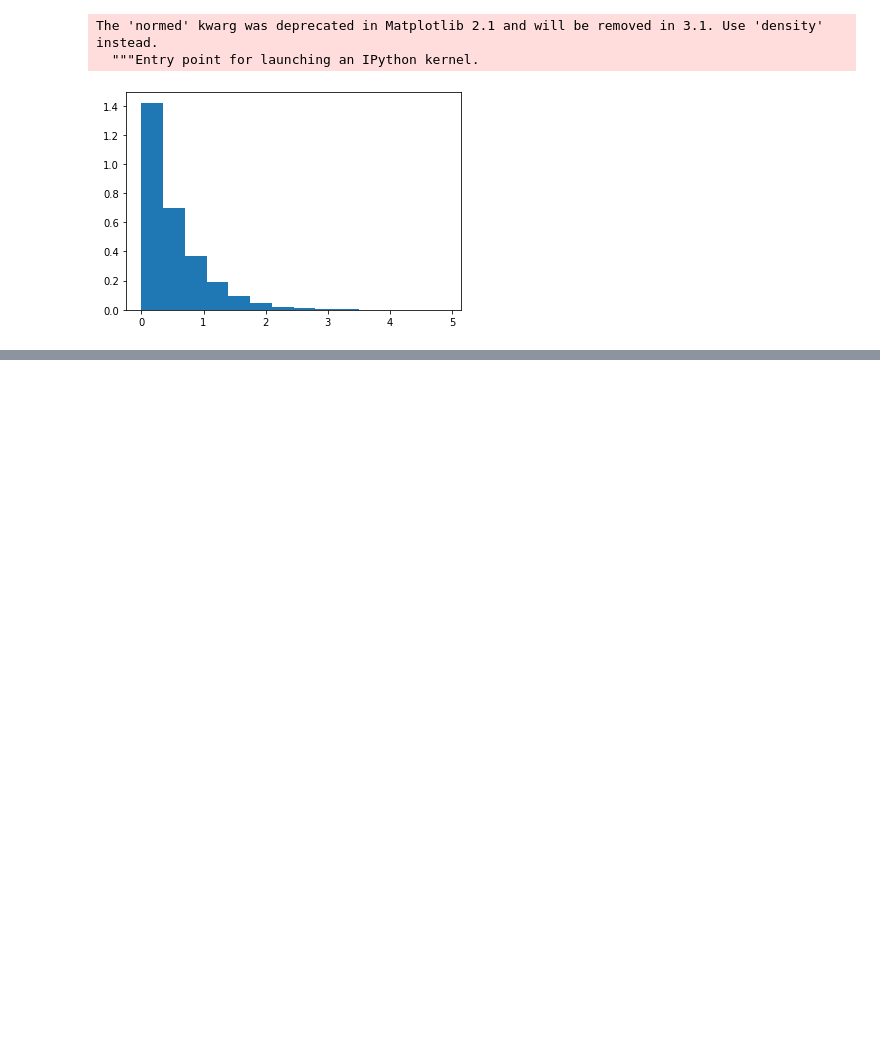
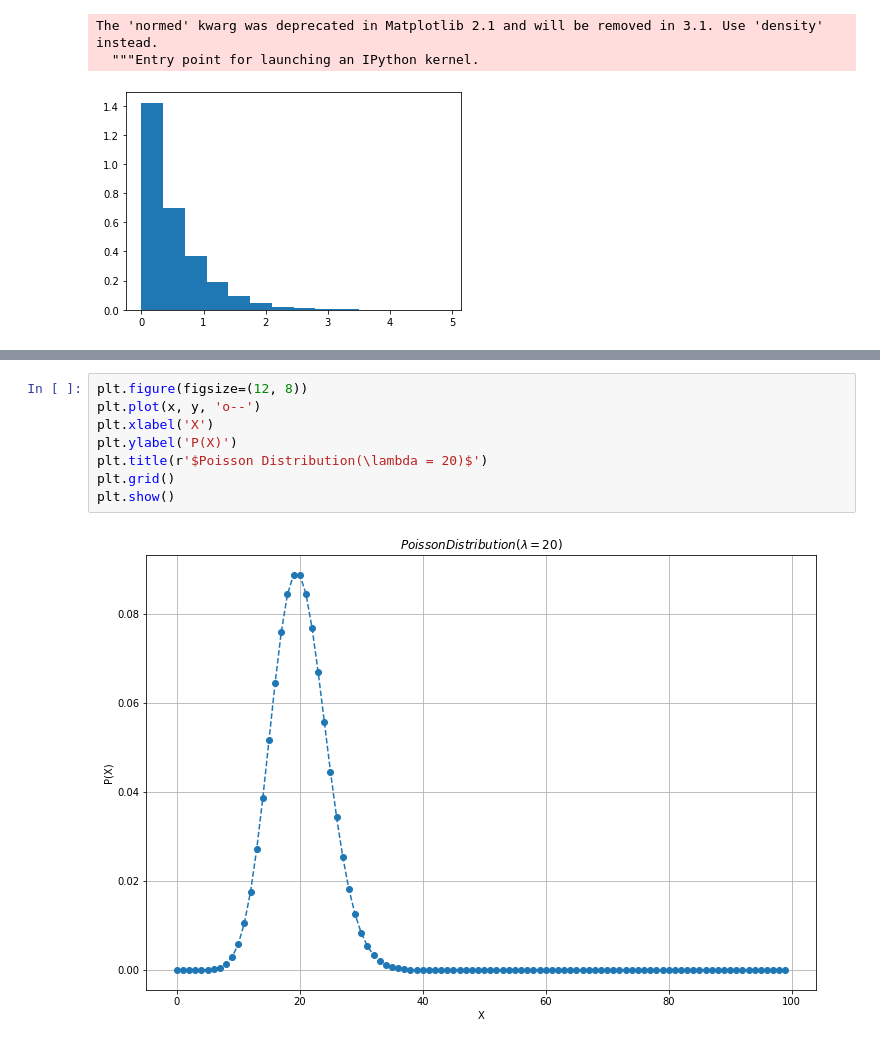
Before and after one commit to xddongx/flexink, a Jupyter notebook: Untitled.ipynb, the cells around one changed output, grey strips where cells are left out. Saved outputs shown, nothing was run; the diff lists cells and outputs as text; blank space fills up the shorter version.

```diff
--- a/Untitled.ipynb
+++ b/Untitled.ipynb
@@ -622,0 +662,10 @@ The 'normed' kwarg was deprecated in Matplotlib 2.1 and will be removed in 3.1.
+# %%
+plt.figure(figsize=(12, 8))
+plt.plot(x, y, 'o--')
+plt.xlabel('X')
+plt.ylabel('P(X)')
+plt.title(r'$Poisson Distribution(\lambda = 20)$')
+plt.grid()
+plt.show()
+# %% [output]
+[figure, added]
```
Also changed, not shown: parts of 5 cells of this notebook, 2 other files.
